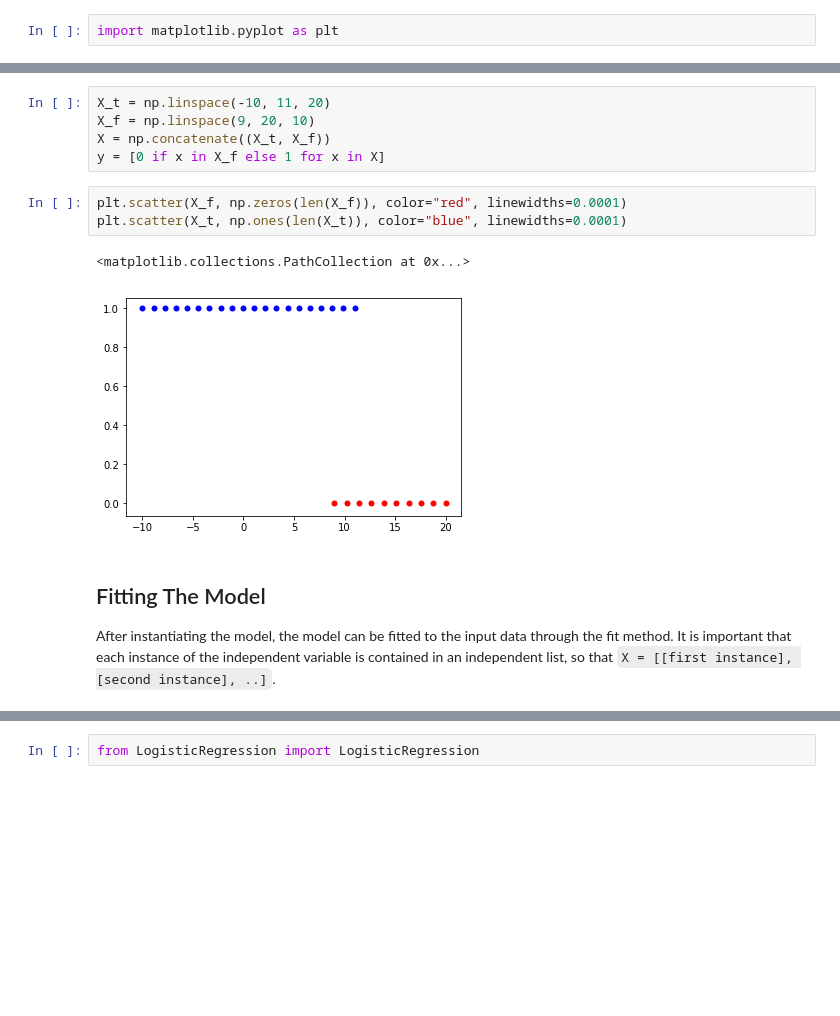
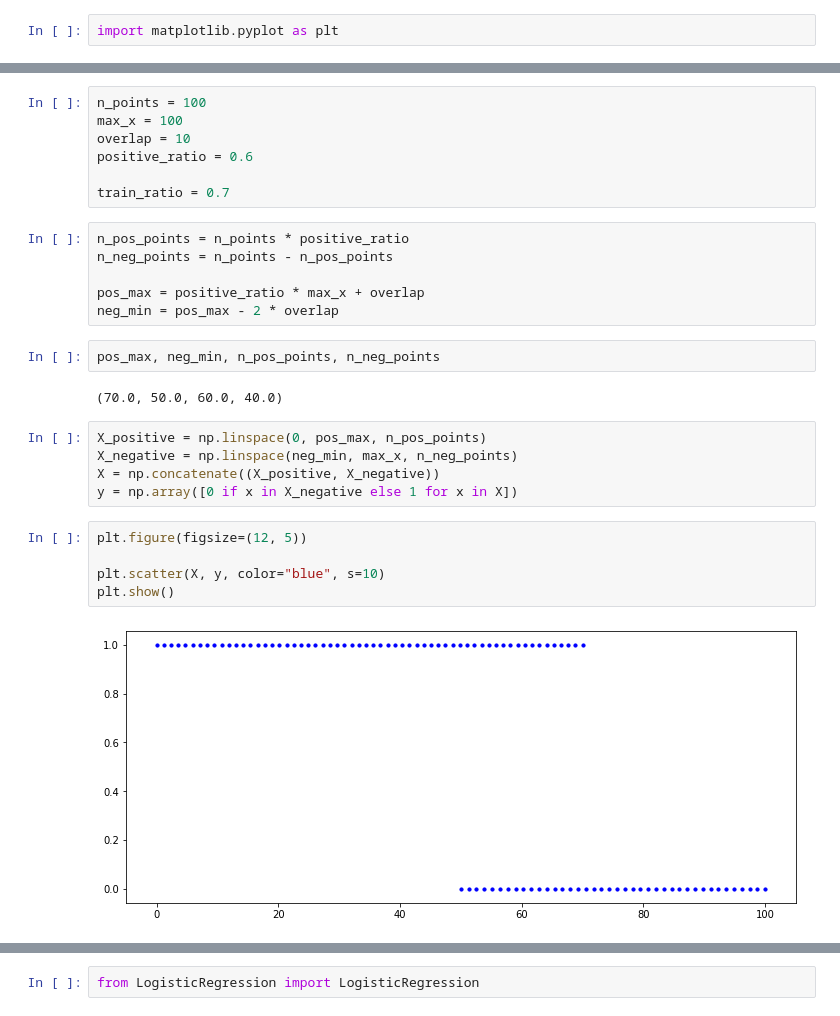
Before and after one commit to GiovanniCiampi/MachineLearning, a Jupyter notebook: LogisticRegression/Notebook.ipynb, the cells around one changed output, grey strips where cells are left out. Saved outputs shown, nothing was run; the diff lists cells and outputs as text; blank space fills up the shorter version.

Commit message:
added better visualization

```diff
--- a/LogisticRegression/Notebook.ipynb
+++ b/LogisticRegression/Notebook.ipynb
@@ -12,14 +16,29 @@ Here I generate a very basic dataset in order to test the algorithm
+# %%
+n_points = 100
+max_x = 100
+overlap = 10
+positive_ratio = 0.6
+
+train_ratio = 0.7
+# %%
+n_pos_points = n_points * positive_ratio
+n_neg_points = n_points - n_pos_points
+
+pos_max = positive_ratio * max_x + overlap
+neg_min = pos_max - 2 * overlap
+# %%
+pos_max, neg_min, n_pos_points, n_neg_points
+# %% [output]
+(70.0, 50.0, 60.0, 40.0)
 # %%
-X_t = np.linspace(-10, 11, 20)
-X_f = np.linspace(9, 20, 10)
-X = np.concatenate((X_t, X_f))
-y = [0 if x in X_f else 1 for x in X]
+X_positive = np.linspace(0, pos_max, n_pos_points)
+X_negative = np.linspace(neg_min, max_x, n_neg_points)
+X = np.concatenate((X_positive, X_negative))
+y = np.array([0 if x in X_negative else 1 for x in X])
-# %%
-plt.scatter(X_f, np.zeros(len(X_f)), color="red", linewidths=0.0001)
-plt.scatter(X_t, np.ones(len(X_t)), color="blue", linewidths=0.0001)
-# %% [output]
-<matplotlib.collections.PathCollection at 0x...>
-[figure, removed]
-# %% [markdown]
-## Fitting The Model
-After instantiating the model, the model can be fitted to the input data through the fit method. It is important that each instance of the independent variable is contained in an independent list, so that `X = [[first instance], [second instance], ..]`.
+# %%
+plt.figure(figsize=(12, 5))
+
+plt.scatter(X, y, color="blue", s=10)
+plt.show()
+# %% [output]
+[figure, added]
```
Also changed, not shown: parts of 28 cells of this notebook, 2 other files.
